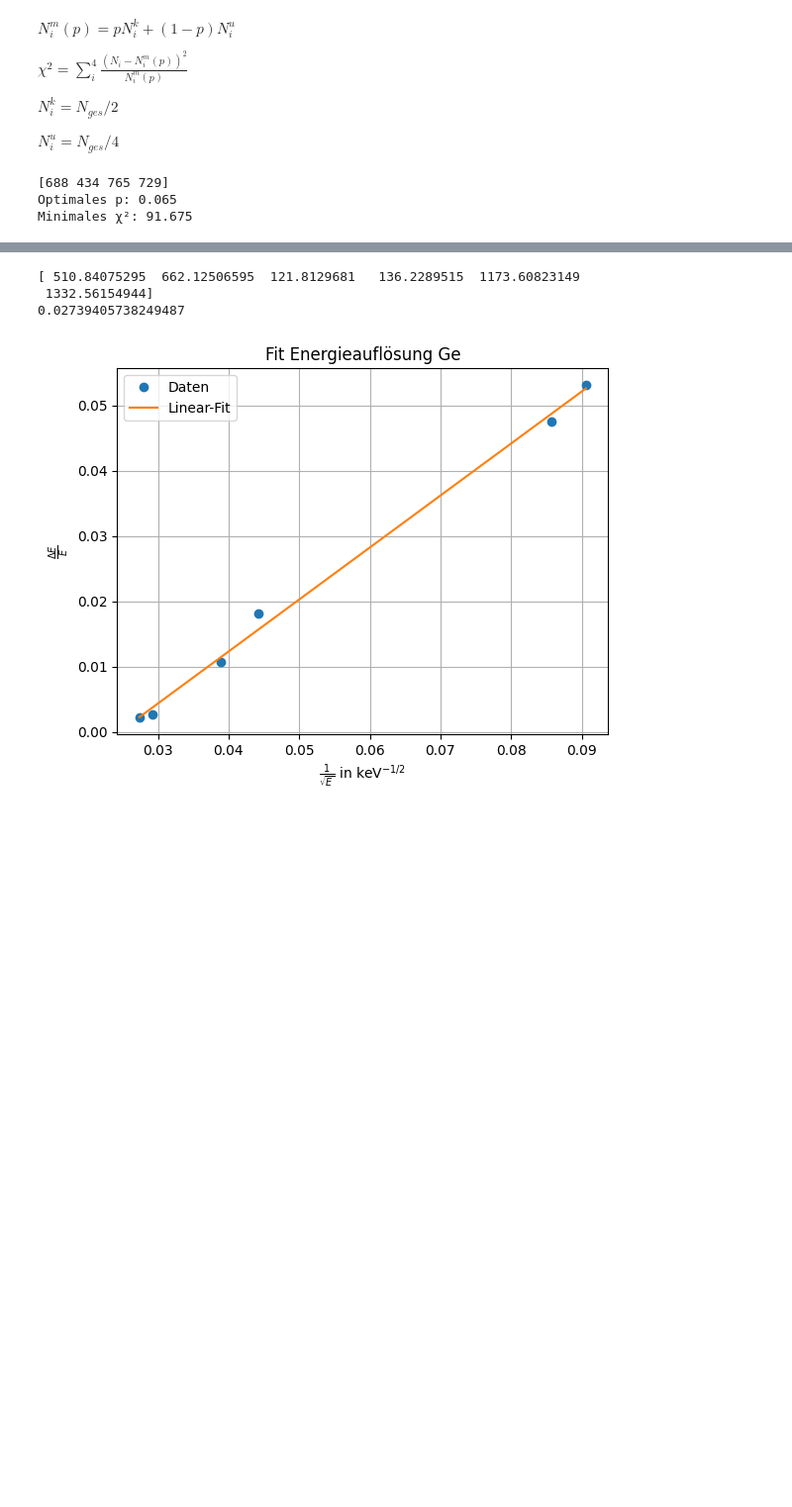
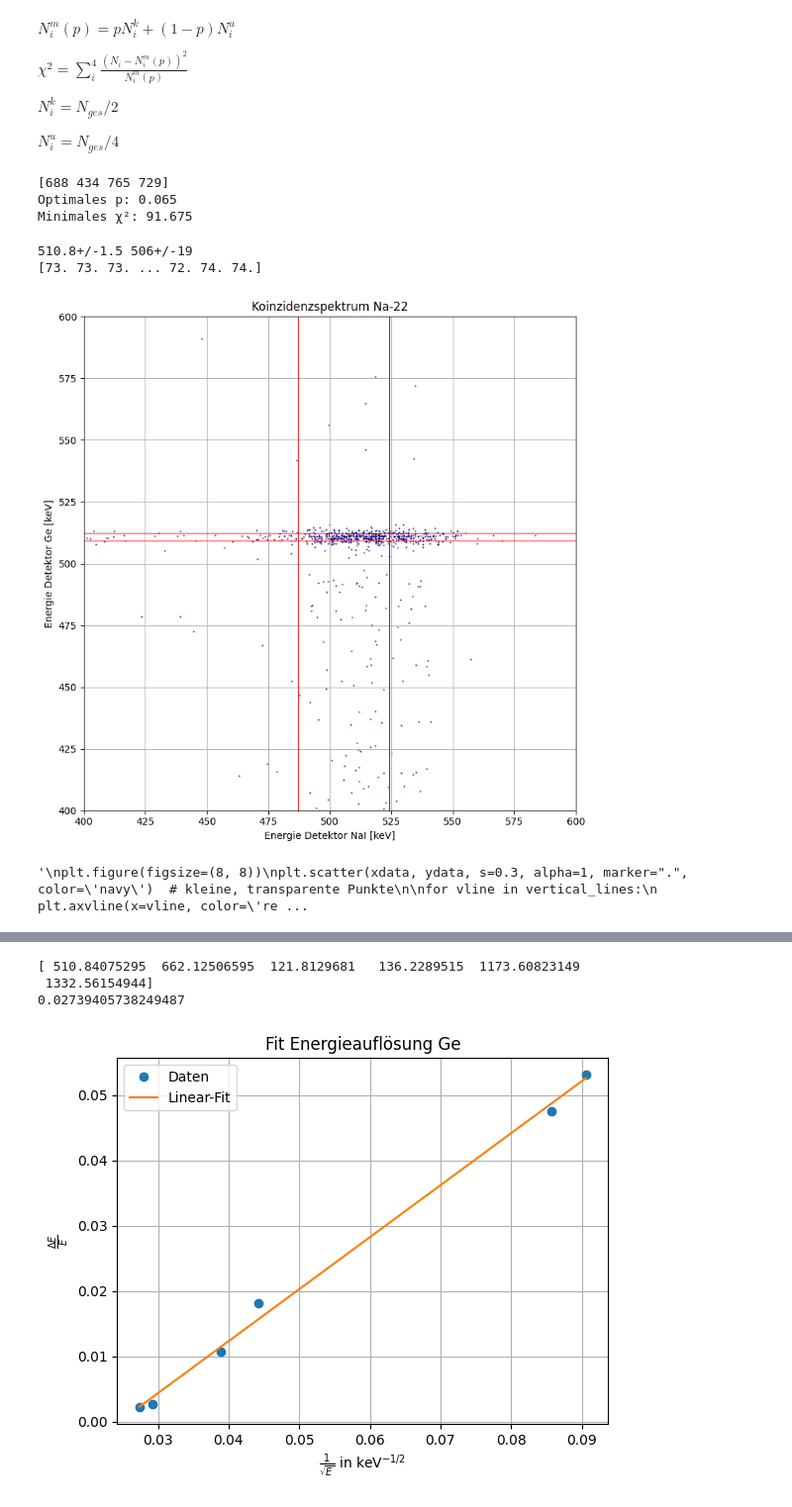
Before and after one commit to caesar2003/P4-Gamma-Coincidence-Spectroscopy, a Jupyter notebook: auswertung.ipynb, the cells around one changed output, grey strips where cells are left out. Shown at 99% size. Drawn from its saved outputs; the diff is of its cells as text; code cells hidden in the pictures; blank space fills up the shorter version.

```diff
--- a/auswertung.ipynb
+++ b/auswertung.ipynb
@@ -16,7 +16,7 @@ Co60_co = np.genfromtxt("data/Co60 Coincidence/coincidences.csv", skip_header=Tr
 Cs137_Ge_spec = np.load("data/Cs137-Ge Spectrum/spectrum_height.npy")
 Cs137_NaI_spec = np.load("data/Cs137-NaI Spectrum/spectrum_height.npy")
 
-Na_22_co = np.genfromtxt("data/Na22 Coincidence/coincidences.csv", skip_header=True, delimiter=",")[:,3:5]
+Na_22_co = np.genfromtxt("data/Na22 Coincidence/coincidences.csv", skip_header=True, delimiter=",")[:,3:6]
 Na22_Ge_spec = np.load("data/Na22-Ge Spectrum/spectrum_height.npy")
 Na22_NaI_spec = np.load("data/Na22-NaI Spectrum/spectrum_height.npy")
 
@@ -792,3 +792,79 @@ print(f"Minimales χ²: {chi2_min:.3f}")
 [688 434 765 729]
 Optimales p: 0.065
 Minimales χ²: 91.675
+# %%
+from uncertainties import ufloat
+index = 6
+# Aufteilen und in normale Listen umwandeln
+split_peaks = np.array([peaks_ge.tolist(), peaks_na.tolist()])
+split_sigmas = np.array([sigmas_ge.tolist(), sigmas_na.tolist()])
+#print(split_peaks)
+Na22_peak_ge = Linear(ufloat(mu_arr_ge1[0], sigma_arr_ge[0]),mg,cg)
+Na22_peak_naj = Linear(ufloat(mu_arr_naj[0], sigma_arr_naj[0]), mn, cn)
+print(Na22_peak_ge, Na22_peak_naj)
+Na22_times =Na_22_co[:, 2]
+print(Na22_times)
+xdata = Linear(Na_22_co[:, 0][np.abs(Na_22_co[:, 2])< 2000], mn, cn) #NaI
+ydata = Linear(Na_22_co[:, 1][np.abs(Na_22_co[:, 2])< 2000], mg, cg) #Ge
+"""
+xdata = Linear(Co60_co[:, 0], mn, cn) #NaI
+ydata = Linear(Co60_co[:, 1], mg, cg) #Ge
+"""
+
+a = 1
+
+vertical_line = [Na22_peak_naj.n-a*Na22_peak_naj.s,Na22_peak_naj.n+a*Na22_peak_naj.s]     # in keV, z. B. Co-60 Photopeaks
+horizontal_line = [Na22_peak_ge.n-a*Na22_peak_ge.s,Na22_peak_ge.n+a*Na22_peak_ge.s]   # gleiche Werte für y-Achse
+
+
+plt.figure(figsize=(8, 8))
+plt.scatter(xdata, ydata, s=1, alpha=1, marker=".", color='navy')  # kleine, transparente Punkte
+
+for vline in vertical_line:
+    plt.axvline(x=vline, color='red', linestyle='-', linewidth=0.8, label=f'v = {vline} keV')
+
+# Horizontale Linien
+for hline in horizontal_line:
+    plt.axhline(y=hline, color='red', linestyle='-', linewidth=0.8, label=f'h = {hline} keV')
+
+plt.xlabel("Energie Detektor NaI [keV]")
+plt.ylabel("Energie Detektor Ge [keV]")
+plt.title("Koinzidenzspektrum Na-22")
+plt.xlim(400, 600)     # X-Achse z.B. von 0 bis 1500 keV
+plt.ylim(400, 600)     # Y-Achse z.B. von 0 bis 1500 keV
+plt.grid(True)
+#plt.axis("equal")  # gleiches Seitenverhältnis
+plt.tight_layout()
+#plt.savefig("include/coincidence_Co60")
+plt.show()
+
+"""
+plt.figure(figsize=(8, 8))
+plt.scatter(xdata, ydata, s=0.3, alpha=1, marker=".", color='navy')  # kleine, transparente Punkte
+
+for vline in vertical_lines:
+    plt.axvline(x=vline, color='red', linestyle='-', linewidth=0.8, label=f'v = {vline} keV')
+
+# Horizontale Linien
+for hline in horizontal_lines:
+    plt.axhline(y=hline, color='red', linestyle='-', linewidth=0.8, label=f'h = {hline} keV')
+
+plt.xlabel("Energie Detektor NaI [keV]")
+plt.ylabel("Energie Detektor Ge [keV]")
+plt.title("Koinzidenzspektrum Co-60")
+plt.xlim(1150, 1450)     # X-Achse z.B. von 0 bis 1500 keV
+plt.ylim(1150, 1350)     # Y-Achse z.B. von 0 bis 1500 keV
+plt.grid(True)
+#plt.axis("equal")  # gleiches Seitenverhältnis
+#plt.tight_layout()
+
+
+plt.savefig("include/coincidence_Co60_closeup")
+
+plt.show()
+"""
+# %% [output]
+510.8+/-1.5 506+/-19
+[73. 73. 73. ... 72. 74. 74.]
+[figure, added]
+'\nplt.figure(figsize=(8, 8))\nplt.scatter(xdata, ydata, s=0.3, alpha=1, marker=".", color=\'navy\')  # kleine, transparente Punkte\n\nfor vline in vertical_lines:\n    plt.axvline(x=vline, color=\'re ...
```
Also changed, not shown: parts of 2 cells of this notebook.
